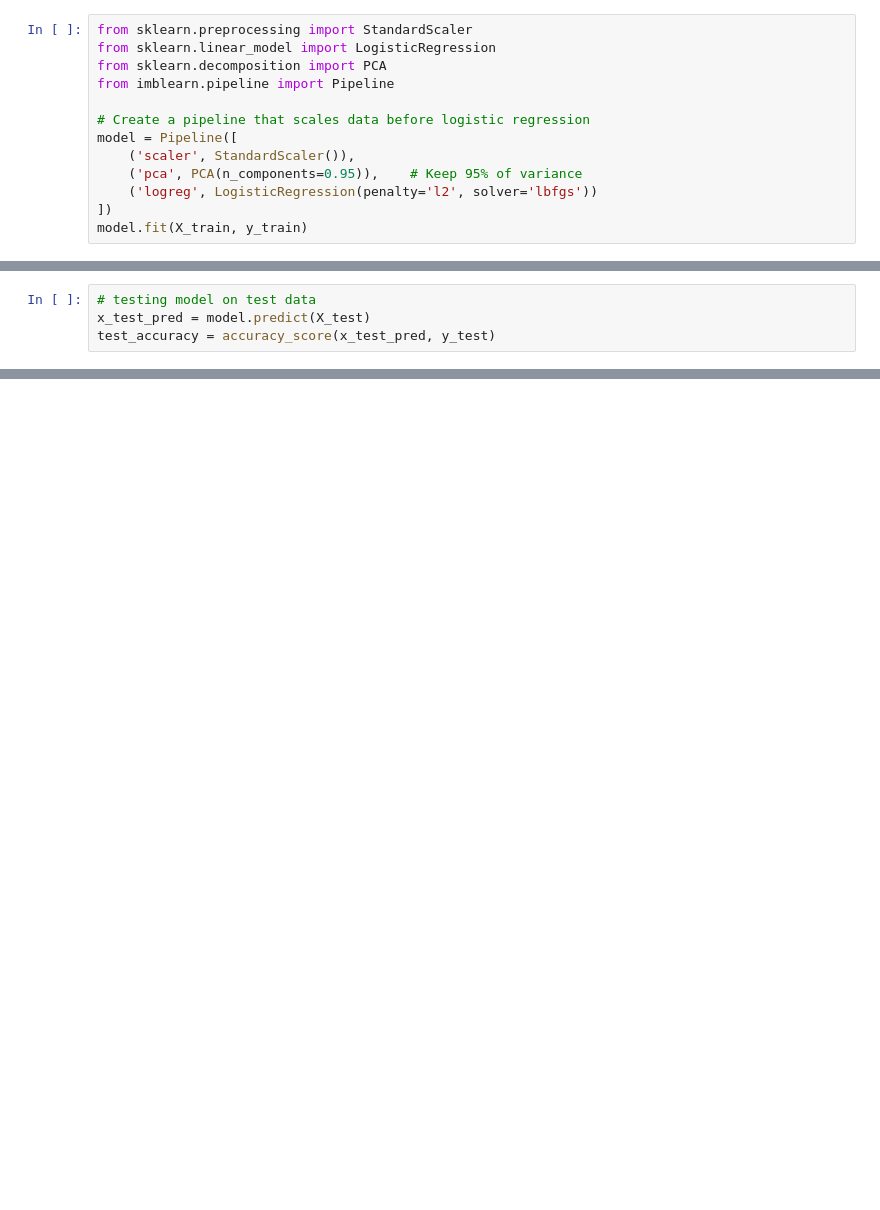
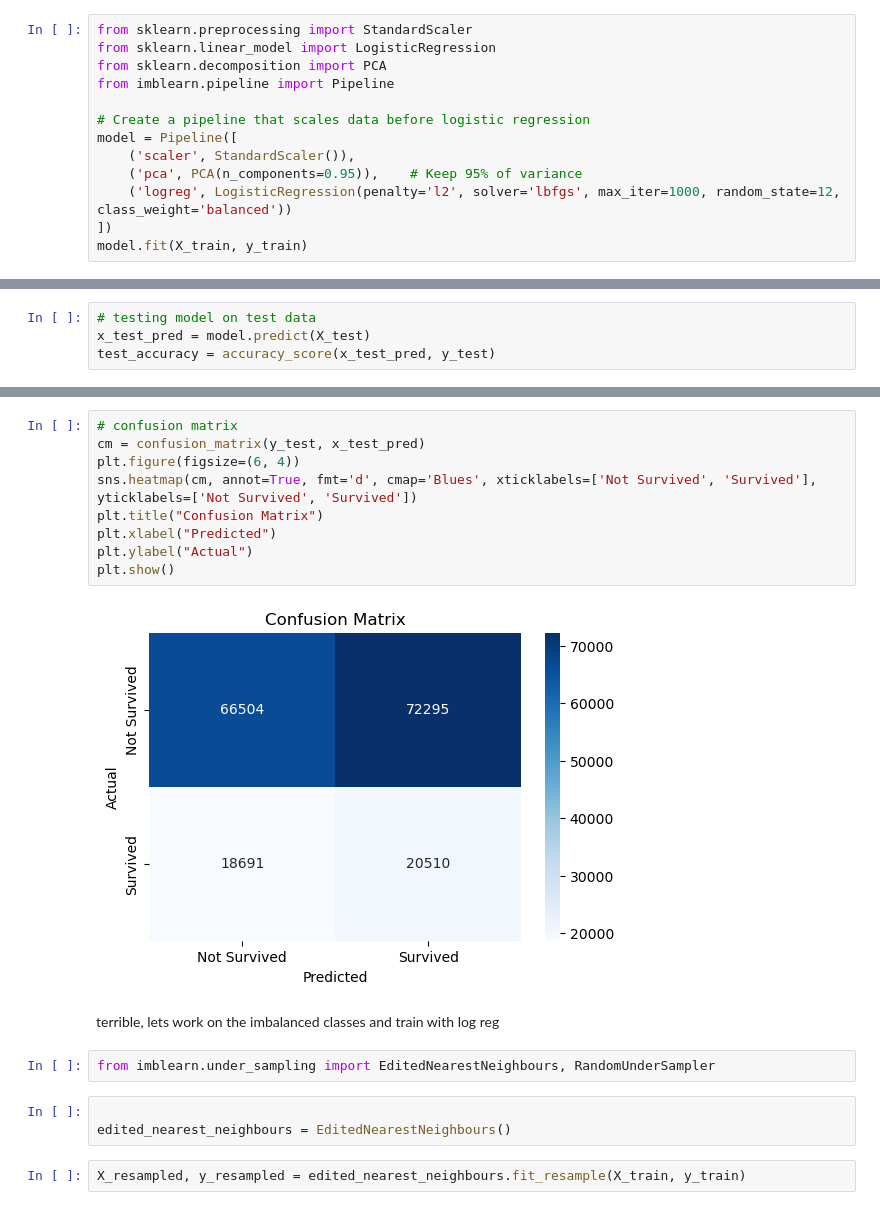
Before and after one commit to HenryKB22/Lung-Cancer-Survival-Predictor, a Jupyter notebook: Lung_Cancer_Project.ipynb, the cells around one changed output, grey strips where cells are left out. Cells and saved outputs as stored; diff of their text form; blank space fills up the shorter version.

Commit message:
class imbalanced handled with different methods and addition of a readme file

```diff
--- a/Lung_Cancer_Project.ipynb
+++ b/Lung_Cancer_Project.ipynb
@@ -285,7 +299,7 @@ from imblearn.pipeline import Pipeline
 model = Pipeline([
     ('scaler', StandardScaler()),
     ('pca', PCA(n_components=0.95)),    # Keep 95% of variance
-    ('logreg', LogisticRegression(penalty='l2', solver='lbfgs'))
+    ('logreg', LogisticRegression(penalty='l2', solver='lbfgs', max_iter=1000, random_state=12, class_weight='balanced'))
 ])
 model.fit(X_train, y_train)
 # %% [output]
@@ -309,0 +334,20 @@ Training Accuracy: 0.78
+# %%
+# confusion matrix
+cm = confusion_matrix(y_test, x_test_pred)
+plt.figure(figsize=(6, 4))
+sns.heatmap(cm, annot=True, fmt='d', cmap='Blues', xticklabels=['Not Survived', 'Survived'], yticklabels=['Not Survived', 'Survived'])
+plt.title("Confusion Matrix")
+plt.xlabel("Predicted")
+plt.ylabel("Actual")
+plt.show()
+# %% [output]
+[figure, added]
+# %% [markdown]
+terrible, lets work on the imbalanced classes and train with log reg
+# %%
+from imblearn.under_sampling import EditedNearestNeighbours, RandomUnderSampler
+# %%
+
+edited_nearest_neighbours = EditedNearestNeighbours()
+# %%
+X_resampled, y_resampled = edited_nearest_neighbours.fit_resample(X_train, y_train)
```
Also changed, not shown: parts of 56 cells of this notebook, 1 other file.
